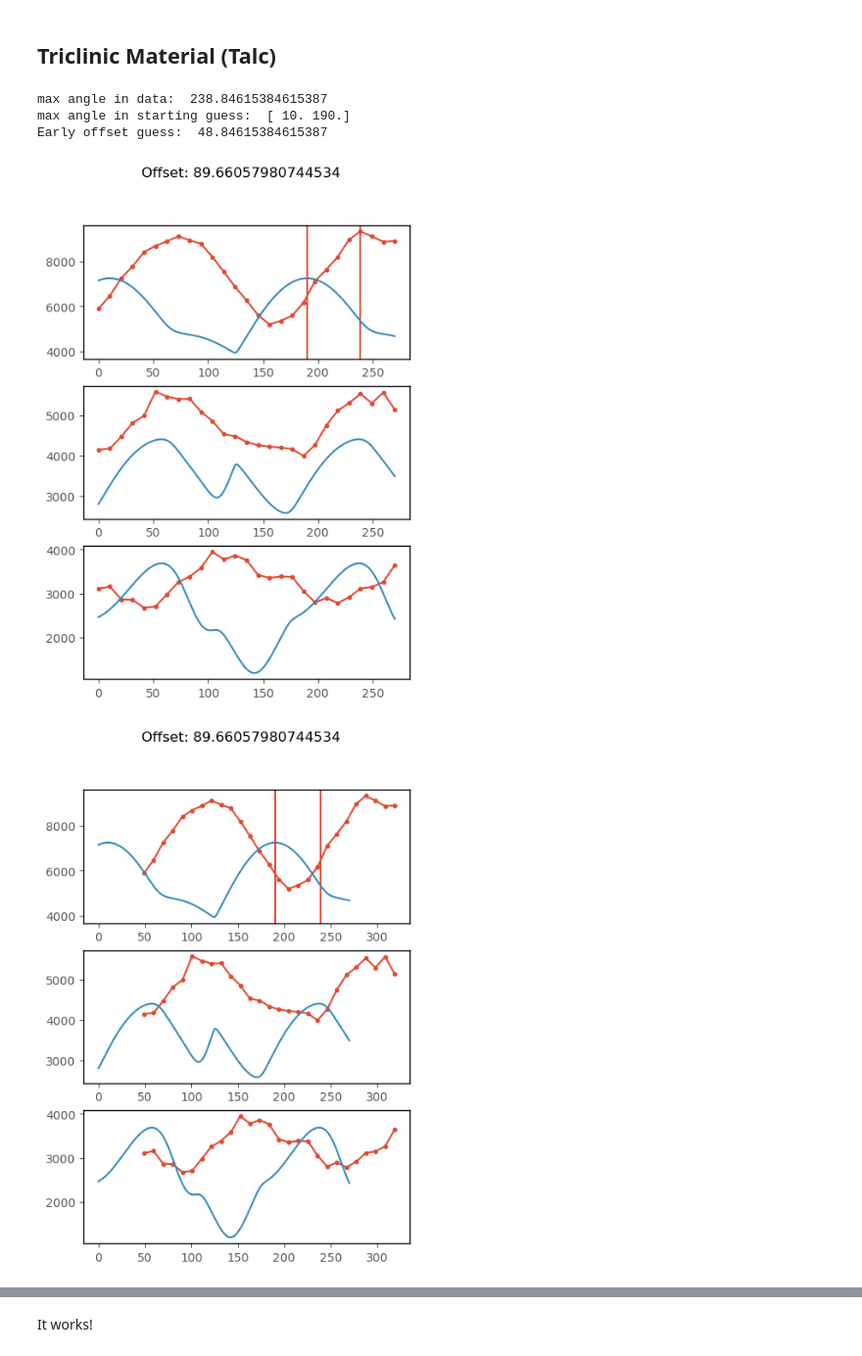
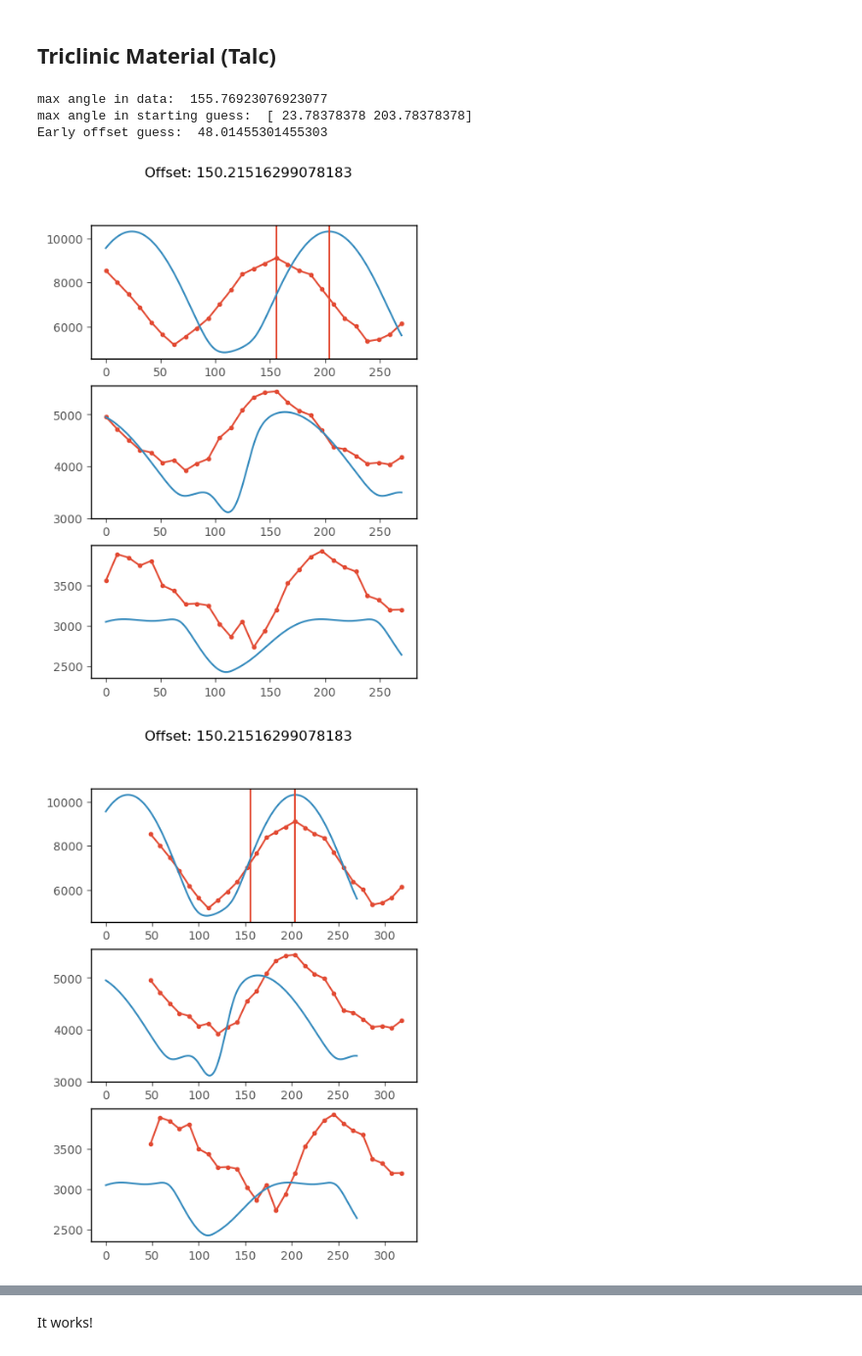
Before and after one commit to jordankando/brillouinfitting, a Jupyter notebook: BrillouinFitting/Brillouin_Fitting.ipynb, the cells around one changed output, grey strips where cells are left out. Shown at 98% size. Cells and saved outputs as stored; diff of their text form; code cells hidden in the pictures.

```diff
--- a/BrillouinFitting/Brillouin_Fitting.ipynb
+++ b/BrillouinFitting/Brillouin_Fitting.ipynb
@@ -422,7 +424,9 @@ import scipy.signal
 # %%
 
 hkl_norm = np.array([1,2,1])
-offset_true = 120
+offset_true = 35
+unit_cell_params = [5.290, 9.173, 9.460, 90.46, 98.68, 90.09]
+rho = 2.75e3 # kg/m^3
 
 angles, vps, vs1s, vs2s = generate_sparse_test_data(mineral_type = anisotropy.TriclinicMaterial,
                                                     Cijs = talc_stiffness,
@@ -430,7 +434,7 @@ angles, vps, vs1s, vs2s = generate_sparse_test_data(mineral_type = anisotropy.Tr
                                                     start_angle = 0.,
                                                     end_angle = 270,
                                                     hkl_norm = hkl_norm,
-                                                    unit_cell_params = [5.290, 9.173, 9.460, 90.46, 98.68, 90.09],
+                                                    unit_cell_params = unit_cell_params,
                                                     rho = rho,
                                                     n_data = 27,
                                                     noise_mean = 0,
@@ -440,8 +444,6 @@ angles, vps, vs1s, vs2s = generate_sparse_test_data(mineral_type = anisotropy.Tr
 vs_stack = np.vstack([vps, vs1s, vs2s])
 
 Cij_0 = talc_stiffness * np.random.uniform(0.1, 1.9, talc_stiffness.shape)
-#Cij_0 = talc_stiffness/np.abs(talc_stiffness) * 11e9
-unit_cell_params = [5.290, 9.173, 9.460, 90.46, 98.68, 90.09]
 
 #Calculate offset
 angles_o, vps_o, vs1s_o, vs2s_o = generate_sparse_test_data(mineral_type = anisotropy.TriclinicMaterial,
@@ -466,38 +468,38 @@ offset_x_idx = np.argmin(np.abs(offset_x))
 offset_x = np.min(np.abs(offset_x))
 
 print("max angle in data: ", max_angle_data)
 print("max angle in starting guess: ", max_angle_o)
 print("Early offset guess: ", offset_x)
 
 fig, ax = plt.subplots(3, 1, figsize = (5,7))
 ax[0].plot(angles, vps, '.-')
 ax[0].axvline(max_angle_data)
 ax[1].plot(angles, vs1s, '.-')
 ax[2].plot(angles, vs2s, '.-')
 ax[0].plot(angles_o, vps_o, '-')
 ax[0].axvline(max_angle_o[offset_x_idx])
 ax[1].plot(angles_o, vs1s_o, '-')
 ax[2].plot(angles_o, vs2s_o, '-')
 plt.suptitle("Offset: " + str(offset))
 plt.show()
 
 fig, ax = plt.subplots(3, 1, figsize = (5,7))
 ax[0].plot(angles+offset_x, vps, '.-')
 ax[0].axvline(max_angle_data)
 ax[1].plot(angles+offset_x, vs1s, '.-')
 ax[2].plot(angles+offset_x, vs2s, '.-')
 ax[0].plot(angles_o, vps_o, '-')
 ax[0].axvline(max_angle_o[offset_x_idx])
 ax[1].plot(angles_o, vs1s_o, '-')
 ax[2].plot(angles_o, vs2s_o, '-')
 plt.suptitle("Offset: " + str(offset))
 plt.show()
 # %% [output]
-max angle in data:  238.84615384615387
-max angle in starting guess:  [ 10. 190.]
-Early offset guess:  48.84615384615387
+max angle in data:  155.76923076923077
+max angle in starting guess:  [ 23.78378378 203.78378378]
+Early offset guess:  48.01455301455303
-[figure, old version]
+[figure, new version]
-[figure, old version]
+[figure, new version]
 # %%
 fit_result = fit_Cij_lsq(xs = angles,
                      ys = vs_stack,
```
Also changed, not shown: parts of 7 cells of this notebook.
